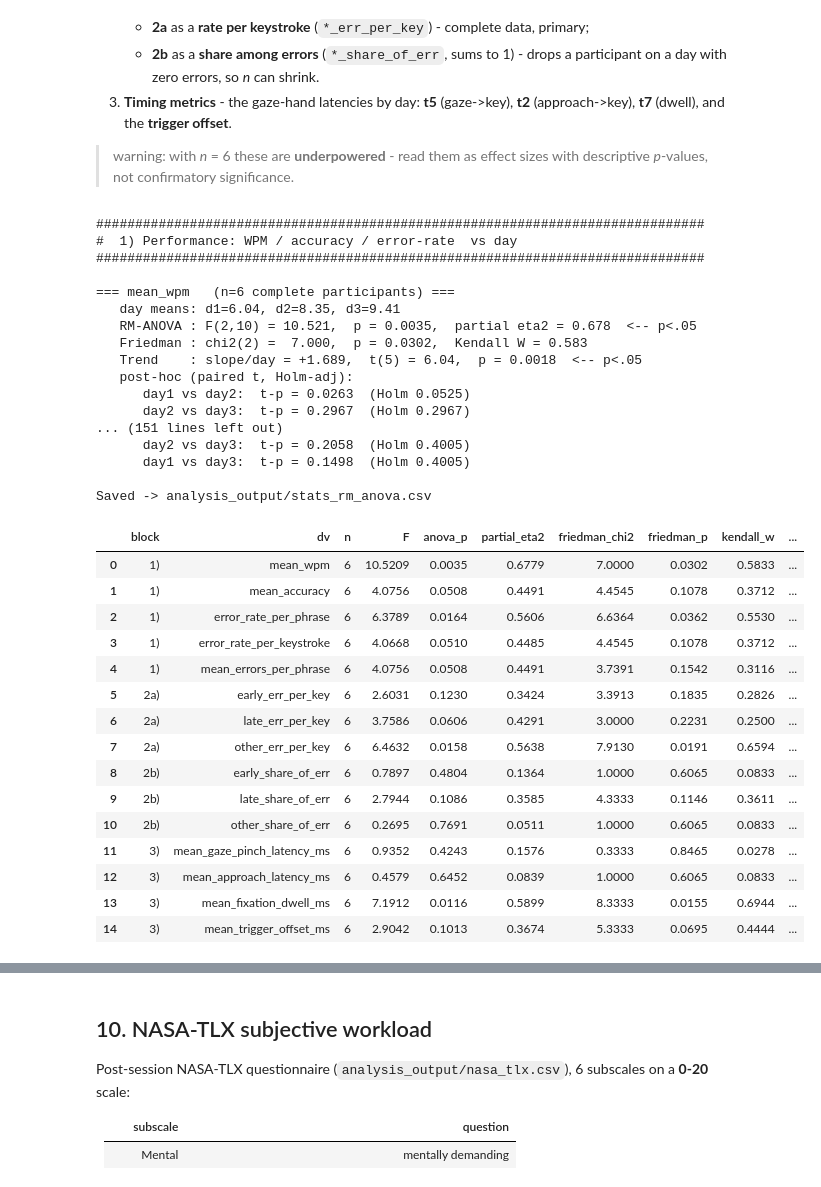
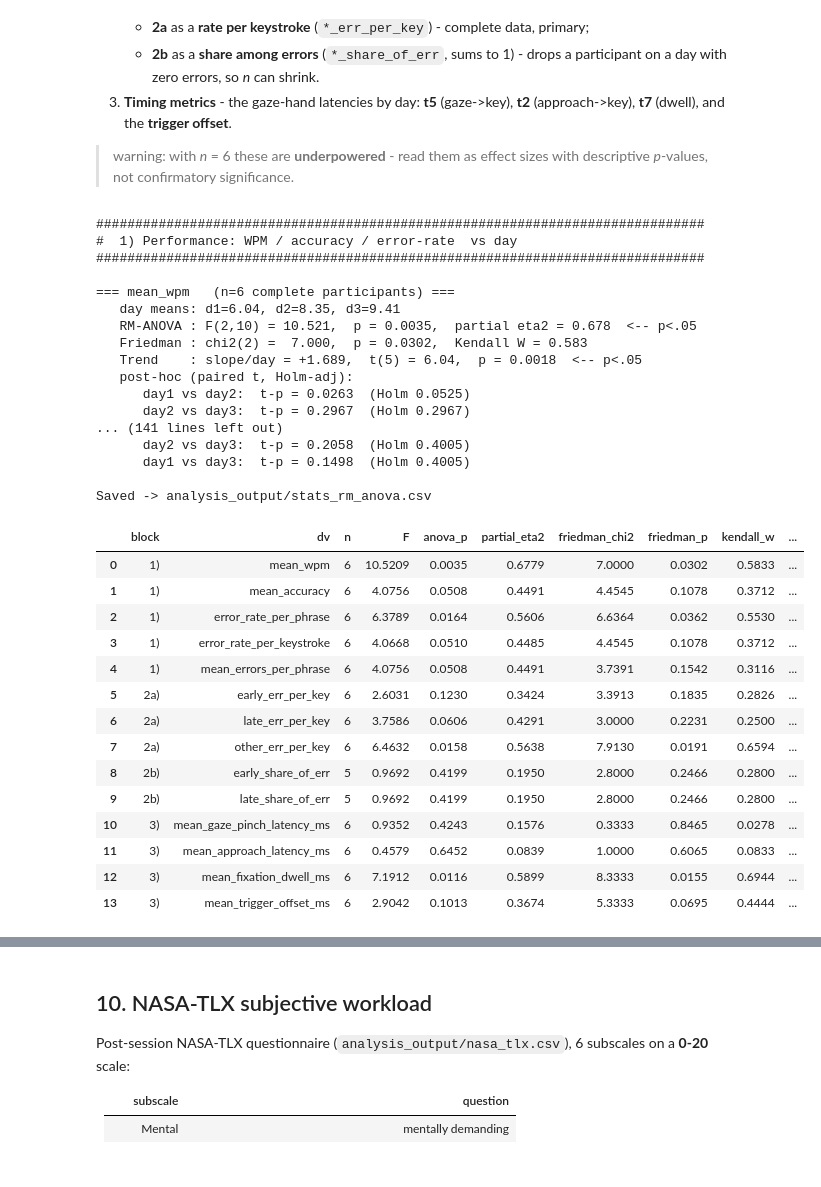
Before and after one commit to tlawodbs/Gaze_experiments, a Jupyter notebook: analysis/analysis.ipynb, the cells around one changed output, grey strips where cells are left out. Drawn from its saved outputs; the diff is of its cells as text; code cells hidden in the pictures.

```diff
--- a/analysis/analysis.ipynb
+++ b/analysis/analysis.ipynb
@@ -731,9 +731,9 @@ def sel_rates(g):
         "n_early_err": n_early,
         "n_other_err": n_other,
         # ---- error TYPE composition: shares among errors (sum to 1) ----
-        "early_share_of_err": n_early / n_err if n_err else 0.0,
-        "late_share_of_err":  n_late  / n_err if n_err else 0.0,
-        "other_share_of_err": n_other / n_err if n_err else 0.0,
+        "early_share_of_err": n_early / (n_early + n_late) if (n_early + n_late) else np.nan,  # = early/(early+late)
+        "late_share_of_err":  n_late  / (n_early + n_late) if (n_early + n_late) else np.nan,  # = late/(early+late)
+        "other_share_of_err": n_other / n_err if n_err else np.nan,   # (other / all errors; reference only)
         # ---- error TYPE as a rate per keystroke (always defined; 0 if none) ----
         "early_err_per_key":  n_early / n if n else np.nan,
         "late_err_per_key":   n_late  / n if n else np.nan,
@@ -898,15 +914,35 @@ if type_dvs:
 # Early vs late share of errors, by day (stacked).
 import seaborn as sns
 if len(day_metrics) and "late_share_of_err" in day_metrics.columns:
-    md_ = day_metrics.groupby("day")[["early_share_of_err", "late_share_of_err"]].mean()
+    # Error SHARE by day - EARLY vs LATE only:  each / (early + late).
+    _e = selections[selections["is_error"]].copy()
+    _e["etype"] = _e["label"].where(_e["label"].isin(["early", "late"]), "other")
+    cnt = (_e.groupby(["day", "etype"]).size().unstack(fill_value=0)
+           .reindex(columns=["early", "late", "other"], fill_value=0))
+    shr = cnt[["early", "late"]].div(cnt["early"] + cnt["late"], axis=0)   # early/(early+late)
     fig, ax = plt.subplots(figsize=(6, 4))
-    ax.bar(md_.index, md_["early_share_of_err"], label="early", color="#ef8a62")
-    ax.bar(md_.index, md_["late_share_of_err"], bottom=md_["early_share_of_err"],
-           label="late", color="#67a9cf")
-    ax.set_xlabel("Day"); ax.set_ylabel("Share of error selections")
-    ax.set_title("Early- vs late-trigger error share by day (RQ1)")
+    ax.bar(shr.index, shr["early"], label="early", color="#ef8a62")
+    ax.bar(shr.index, shr["late"], bottom=shr["early"], label="late", color="#67a9cf")
+    ax.set_xlabel("Day"); ax.set_ylabel("Share of (early + late) errors"); ax.set_ylim(0, 1)
+    ax.set_title("Early vs late share by day  =  early / (early + late)  (RQ1)")
     ax.legend(); plt.tight_layout()
     plt.savefig(OUT_DIR / "early_late_by_day.png", dpi=150); plt.show()
+
+    # Same breakdown but ABSOLUTE: error-type RATE per keystroke (stacked).
+    # Total bar height = overall error rate per keystroke; shows composition + decline together.
+    n_by_day = selections.groupby("day").size()
+    rate = (_e.groupby(["day", "etype"]).size().unstack(fill_value=0)
+            .reindex(columns=["early", "late", "other"], fill_value=0)
+            .div(n_by_day, axis=0))
+    fig, ax = plt.subplots(figsize=(6, 4))
+    ax.bar(rate.index, rate["early"], label="early", color="#ef8a62")
+    ax.bar(rate.index, rate["late"], bottom=rate["early"], label="late", color="#67a9cf")
+    ax.bar(rate.index, rate["other"], bottom=rate["early"] + rate["late"],
+           label="other / jitter", color="#999999")
+    ax.set_xlabel("Day"); ax.set_ylabel("Error rate per keystroke")
+    ax.set_title("Error-type ABSOLUTE rate per keystroke by day (early / late / other)")
+    ax.legend(); plt.tight_layout()
+    plt.savefig(OUT_DIR / "error_type_absolute_by_day.png", dpi=150); plt.show()
 
     # Trigger-offset distribution by day (RQ2, signed early/late offset).
     plt.figure(figsize=(7, 4))
@@ -1245,8 +1282,8 @@ res1 = run_block("1) Performance: WPM / accuracy / error-rate  vs day",
 # ===== 2) Error TYPE (early / late / other) by day =====
 res2a = run_block("2a) Error type as RATE per keystroke (early / late / other)  vs day",
                   ["early_err_per_key", "late_err_per_key", "other_err_per_key"])
-res2b = run_block("2b) Error type as SHARE among errors (early / late / other)  vs day",
-                  ["early_share_of_err", "late_share_of_err", "other_share_of_err"])
+res2b = run_block("2b) Error SHARE: early vs late only  =  each / (early + late)  vs day",
+                  ["early_share_of_err", "late_share_of_err"])
 
 # ===== 3) Gaze-hand timing metrics by day =====
 res3 = run_block("3) Timing: t5 / t2 / t7 / trigger-offset  vs day",
@@ -1261,41 +1298,40 @@ rm_results = rm_results[[c for c in front if c in rm_results.columns]
                         + [c for c in rm_results.columns if c not in front]].round(4)
 rm_results.to_csv(OUT_DIR / "stats_rm_anova.csv", index=False)
 print("\nSaved -> analysis_output/stats_rm_anova.csv")
 display(rm_results)
 # %% [output]
 ##############################################################################
 #  1) Performance: WPM / accuracy / error-rate  vs day
 ##############################################################################
 
 === mean_wpm   (n=6 complete participants) ===
    day means: d1=6.04, d2=8.35, d3=9.41
    RM-ANOVA : F(2,10) = 10.521,  p = 0.0035,  partial eta2 = 0.678  <-- p<.05
    Friedman : chi2(2) =  7.000,  p = 0.0302,  Kendall W = 0.583
    Trend    : slope/day = +1.689,  t(5) = 6.04,  p = 0.0018  <-- p<.05
    post-hoc (paired t, Holm-adj):
       day1 vs day2:  t-p = 0.0263  (Holm 0.0525)
       day2 vs day3:  t-p = 0.2967  (Holm 0.2967)
-... (151 lines left out)
+... (141 lines left out)
       day2 vs day3:  t-p = 0.2058  (Holm 0.4005)
       day1 vs day3:  t-p = 0.1498  (Holm 0.4005)
 
 Saved -> analysis_output/stats_rm_anova.csv
 |  | block | dv | n | F | anova_p | partial_eta2 | friedman_chi2 | friedman_p | kendall_w | ... |
 | 0 | 1) | mean_wpm | 6 | 10.5209 | 0.0035 | 0.6779 | 7.0000 | 0.0302 | 0.5833 | ... |
 | 1 | 1) | mean_accuracy | 6 | 4.0756 | 0.0508 | 0.4491 | 4.4545 | 0.1078 | 0.3712 | ... |
 | 2 | 1) | error_rate_per_phrase | 6 | 6.3789 | 0.0164 | 0.5606 | 6.6364 | 0.0362 | 0.5530 | ... |
 | 3 | 1) | error_rate_per_keystroke | 6 | 4.0668 | 0.0510 | 0.4485 | 4.4545 | 0.1078 | 0.3712 | ... |
 | 4 | 1) | mean_errors_per_phrase | 6 | 4.0756 | 0.0508 | 0.4491 | 3.7391 | 0.1542 | 0.3116 | ... |
 | 5 | 2a) | early_err_per_key | 6 | 2.6031 | 0.1230 | 0.3424 | 3.3913 | 0.1835 | 0.2826 | ... |
 | 6 | 2a) | late_err_per_key | 6 | 3.7586 | 0.0606 | 0.4291 | 3.0000 | 0.2231 | 0.2500 | ... |
 | 7 | 2a) | other_err_per_key | 6 | 6.4632 | 0.0158 | 0.5638 | 7.9130 | 0.0191 | 0.6594 | ... |
-| 8 | 2b) | early_share_of_err | 6 | 0.7897 | 0.4804 | 0.1364 | 1.0000 | 0.6065 | 0.0833 | ... |
-| 9 | 2b) | late_share_of_err | 6 | 2.7944 | 0.1086 | 0.3585 | 4.3333 | 0.1146 | 0.3611 | ... |
-| 10 | 2b) | other_share_of_err | 6 | 0.2695 | 0.7691 | 0.0511 | 1.0000 | 0.6065 | 0.0833 | ... |
-| 11 | 3) | mean_gaze_pinch_latency_ms | 6 | 0.9352 | 0.4243 | 0.1576 | 0.3333 | 0.8465 | 0.0278 | ... |
-| 12 | 3) | mean_approach_latency_ms | 6 | 0.4579 | 0.6452 | 0.0839 | 1.0000 | 0.6065 | 0.0833 | ... |
-| 13 | 3) | mean_fixation_dwell_ms | 6 | 7.1912 | 0.0116 | 0.5899 | 8.3333 | 0.0155 | 0.6944 | ... |
-| 14 | 3) | mean_trigger_offset_ms | 6 | 2.9042 | 0.1013 | 0.3674 | 5.3333 | 0.0695 | 0.4444 | ... |
+| 8 | 2b) | early_share_of_err | 5 | 0.9692 | 0.4199 | 0.1950 | 2.8000 | 0.2466 | 0.2800 | ... |
+| 9 | 2b) | late_share_of_err | 5 | 0.9692 | 0.4199 | 0.1950 | 2.8000 | 0.2466 | 0.2800 | ... |
+| 10 | 3) | mean_gaze_pinch_latency_ms | 6 | 0.9352 | 0.4243 | 0.1576 | 0.3333 | 0.8465 | 0.0278 | ... |
+| 11 | 3) | mean_approach_latency_ms | 6 | 0.4579 | 0.6452 | 0.0839 | 1.0000 | 0.6065 | 0.0833 | ... |
+| 12 | 3) | mean_fixation_dwell_ms | 6 | 7.1912 | 0.0116 | 0.5899 | 8.3333 | 0.0155 | 0.6944 | ... |
+| 13 | 3) | mean_trigger_offset_ms | 6 | 2.9042 | 0.1013 | 0.3674 | 5.3333 | 0.0695 | 0.4444 | ... |
 # %%
 # ---- RQ3: repeated-measures correlation (rmcorr) ----
 # Plain Pearson across the 18 (participant, day) points treats them as independent,
```
Also changed, not shown: parts of 5 cells of this notebook, 10 other files.
